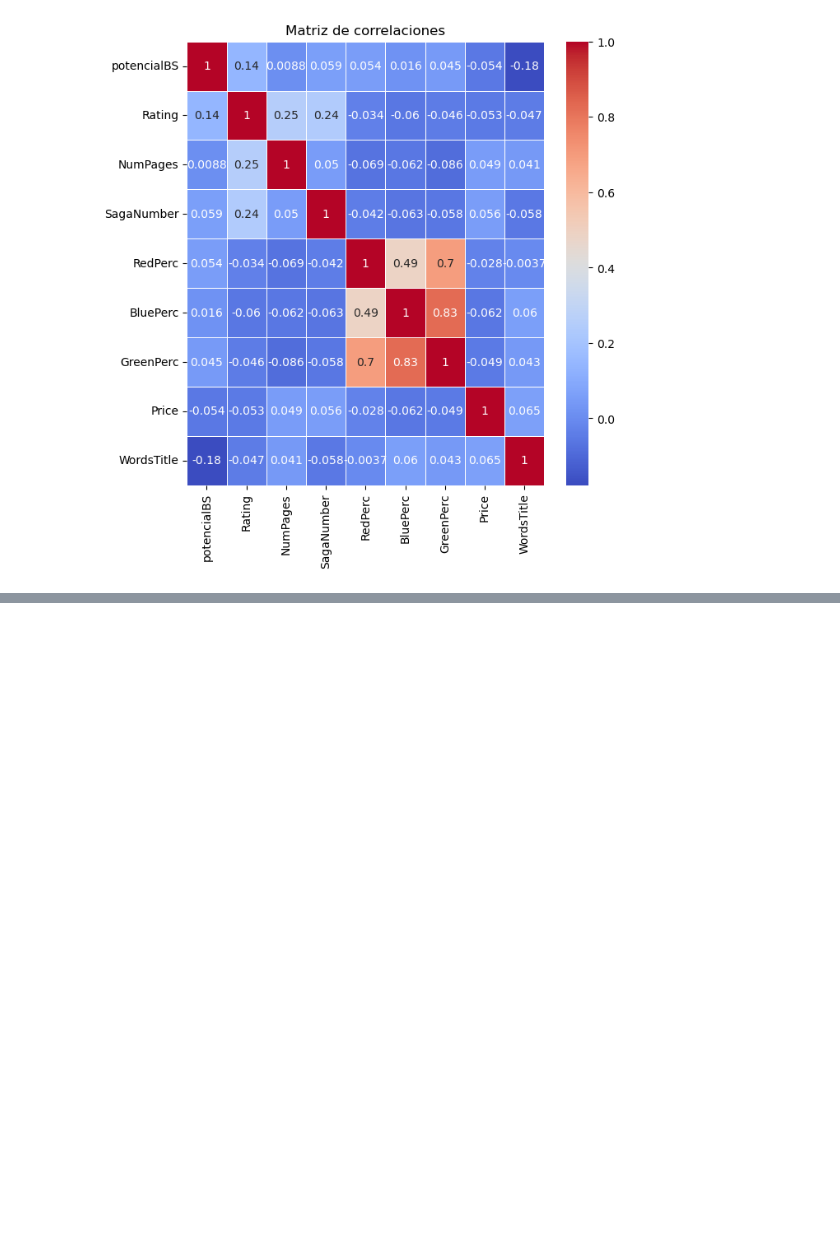
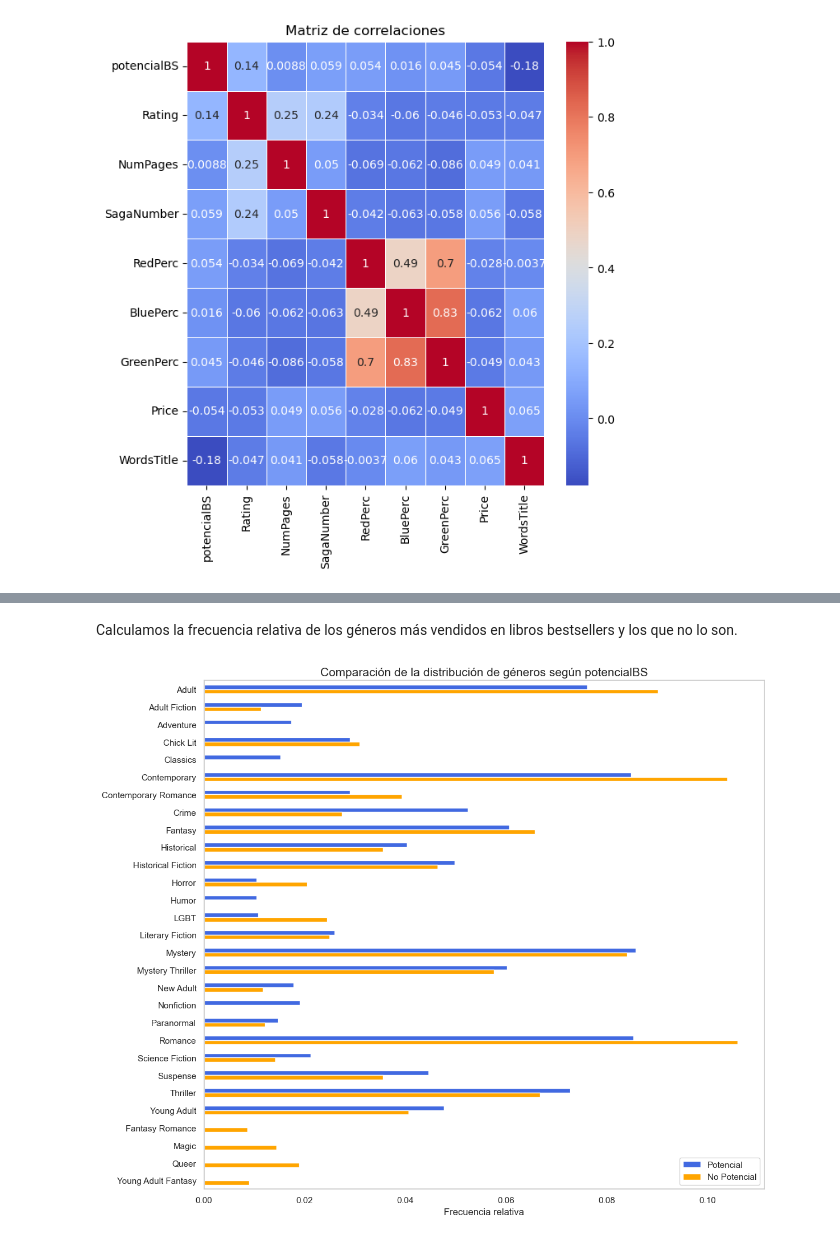
Before and after one commit to MMCCJJ/NOVELLA, a Jupyter notebook: src/exploracion/exploracion.ipynb, the cells around one changed output, grey strips where cells are left out. Cells and saved outputs as stored; diff of their text form; code cells hidden in the pictures; blank space fills up the shorter version.

Commit message:
ADD. Añade gráfico comparativo de frecuencia relativa de géneros

```diff
--- a/src/exploracion/exploracion.ipynb
+++ b/src/exploracion/exploracion.ipynb
@@ -343,0 +364,24 @@ Podemos observar que la distribución de los formatos es prácticamente igual en
+# %% [markdown]
+Calculamos la frecuencia relativa de los géneros más vendidos en libros bestsellers y los que no lo son.
+# %%
+rf_generosPotencial = (generosPotencial / generosPotencial.sum()).sort_index()
+rf_generosNoPotencial = (genre_counts_0 / genre_counts_0.sum()).sort_index()
+# %%
+df = pd.concat([rf_generosPotencial, rf_generosNoPotencial], axis=1)
+df.columns = ['Potencial', 'No Potencial']
+
+# Dibujamos la gráfica
+fig, ax = plt.subplots(figsize=(12, 10))
+
+df.plot(kind='barh', ax=ax, color=['#4169E1', 'orange'])
+
+ax.set_xlabel('Frecuencia relativa')
+ax.set_title('Comparación de la distribución de géneros según potencialBS', fontsize=15)
+ax.invert_yaxis()
+ax.legend(loc='lower right')
+ax.grid(False)
+
+plt.tight_layout()
+plt.show()
+# %% [output]
+[figure, added]
```
Also changed, not shown: parts of 22 cells of this notebook.
